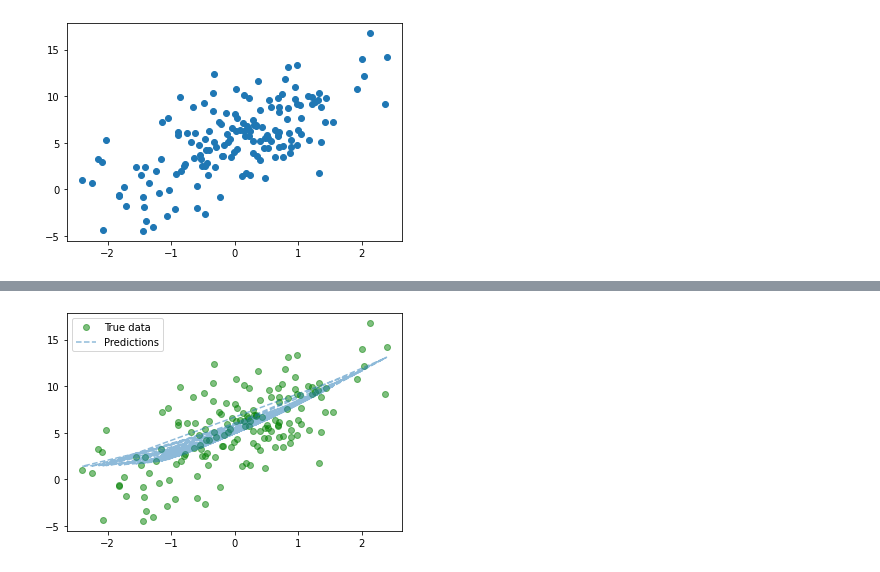
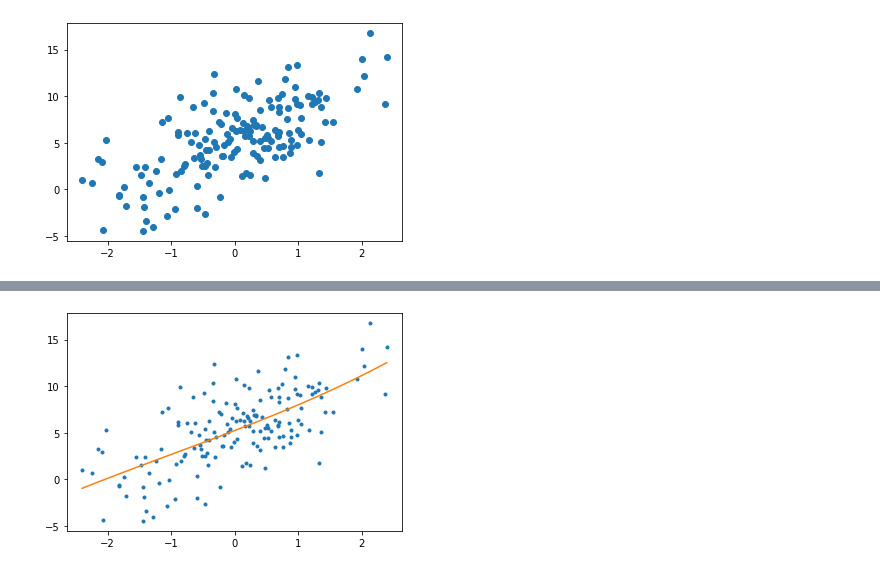
Before and after one commit to Ejokey/URFU-Project, a Jupyter notebook: train and test loss Neural Network.ipynb, the cells around one changed output, grey strips where cells are left out. Drawn from its saved outputs; the diff is of its cells as text; code cells hidden in the pictures.

```diff
--- a/train and test loss Neural Network.ipynb
+++ b/train and test loss Neural Network.ipynb
@@ -168,8 +168,12 @@ with torch.no_grad():
-# %%
-plt.clf()
-plt.plot(x_train, y_train, 'go', label='True data', alpha=0.5)
-plt.plot(x_train, predicted, '--', label='Predictions', alpha=0.5)
-plt.legend(loc='best')
-plt.show()
-# %% [output]
-[figure, removed]
+# %%
+x_train = (x_train).reshape(160,)
+y_train = (y_train).reshape(160,)
+
+z = np.polyfit(x_train, y_train, 3)
+p = np.poly1d(z)
+xp = np.linspace(x_train.min(), x_train.max(), 100)
+
+plt.plot(x_train, y_train, '.', xp, p(xp), '-')
+plt.show()
+# %% [output]
+[figure, added]
```
Also changed, not shown: parts of 7 cells of this notebook.
